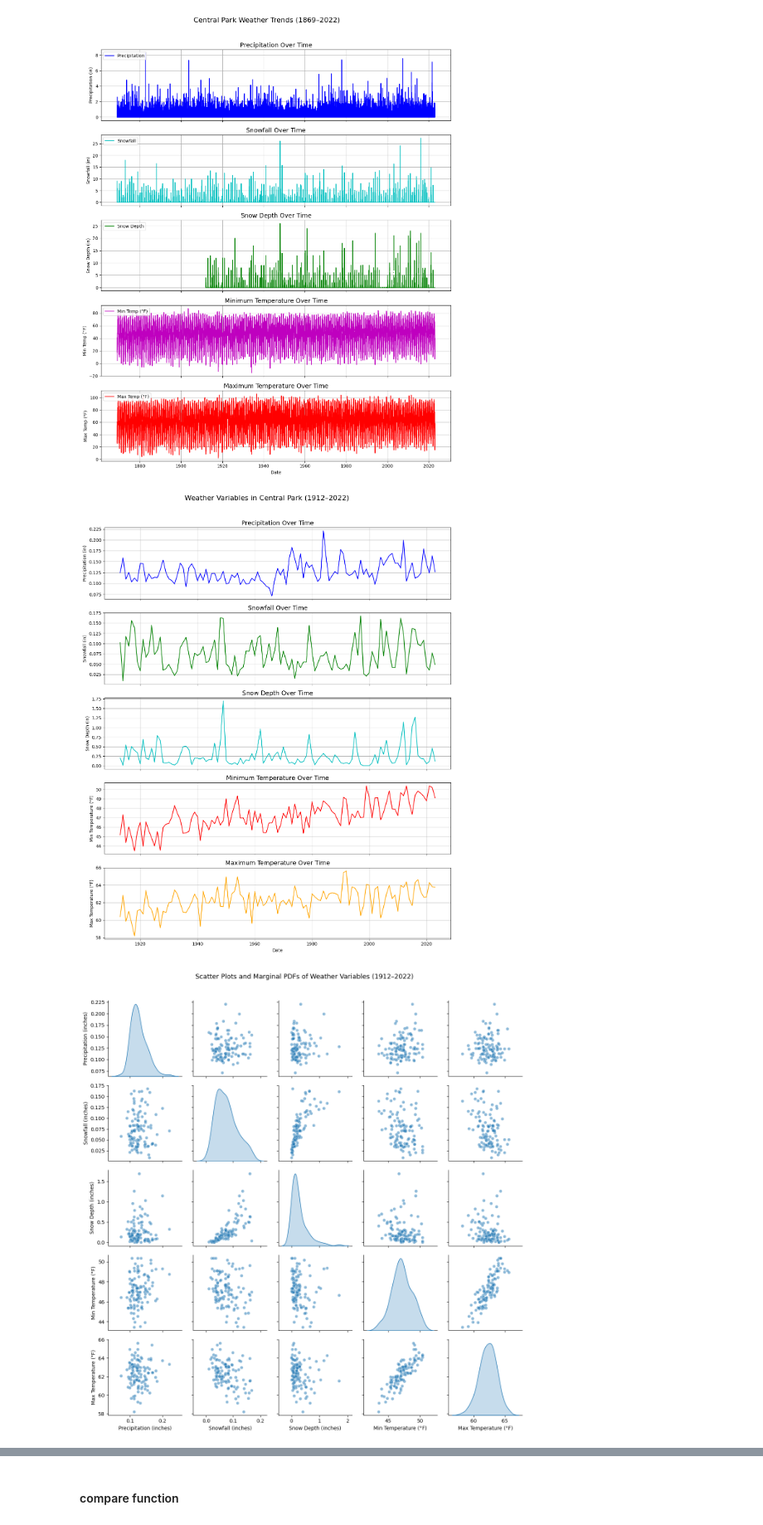
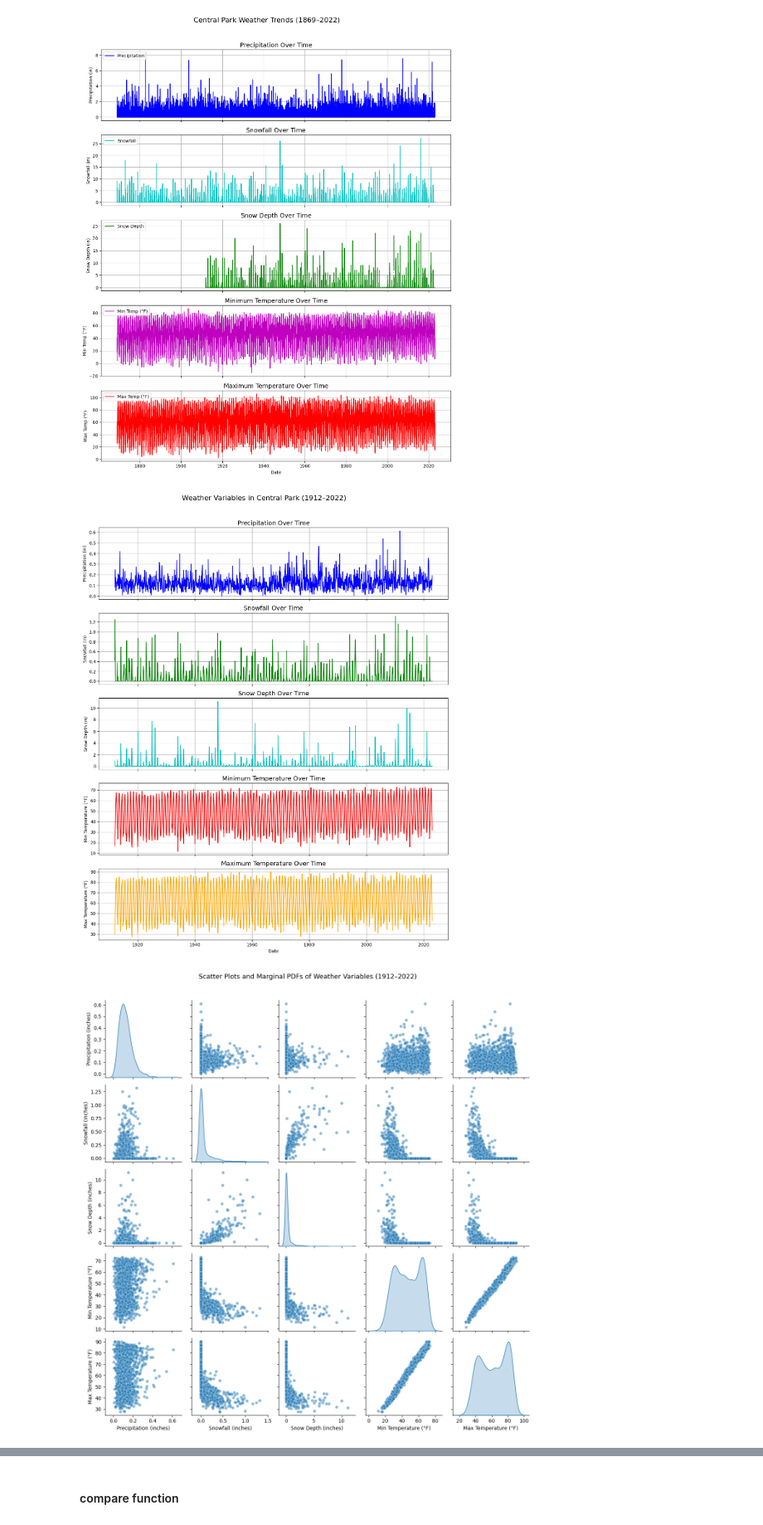
Before and after one commit to ruixuan-ray-zhang/PTSA, a Jupyter notebook: example_code.ipynb, the cells around one changed output, grey strips where cells are left out. Shown at 83% size. Drawn from its saved outputs; the diff is of its cells as text; code cells hidden in the pictures.

```diff
--- a/example_code.ipynb
+++ b/example_code.ipynb
@@ -130,36 +130,36 @@ def visualize_data(weather_df_post_1912, temporal_resolution = "D"):
 
     columns_to_plot=['PRCP','SNOW','SNWD','TMIN','TMAX']
 
     # Rename columns for better readability
     weather_data_filtered = weather_df_post_1912[columns_to_plot]
     weather_data_filtered = weather_data_filtered.rename(columns={
         'PRCP': 'Precipitation (inches)',
         'SNOW': 'Snowfall (inches)',
         'SNWD': 'Snow Depth (inches)',
         'TMIN': 'Min Temperature (°F)',
         'TMAX': 'Max Temperature (°F)'
     })
 
     # Create a scatter plot matrix with KDE marginal distributions
     pairplot = sns.pairplot(
         weather_data_filtered,
         diag_kind="kde",  # KDE for marginal distributions
         plot_kws={"alpha": 0.5},  # transparency
         diag_kws={"fill": True},
         corner=False,  # Show all pairs
         height=2.5
     )
 
     # Adjust the overall layout
     pairplot.fig.suptitle("Scatter Plots and Marginal PDFs of Weather Variables (1912–2022)", y=1.02, fontsize=13)
     plt.tight_layout()
     plt.show()
 # Visualize the data
 weather_df_post_1912 = weather_df[weather_df.index.year >= 1912]
-visualize_data(weather_df_post_1912, temporal_resolution="YE")
+visualize_data(weather_df_post_1912, temporal_resolution="M")
 # %% [output]
-[figure, old version]
+[figure, new version]
-[figure, old version]
+[figure, new version]
 # %%
 # Add additional time-based features for analysis
 weather_df_post_1912.loc[:, "day_of_year"] = weather_df_post_1912.index.dayofyear
```
Also changed, not shown: parts of 17 cells of this notebook, 5 other files.
